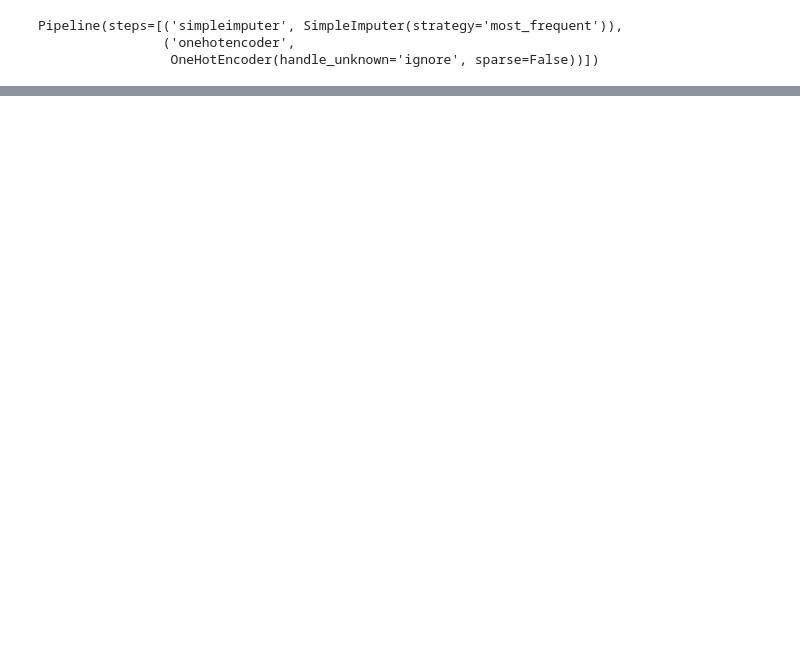
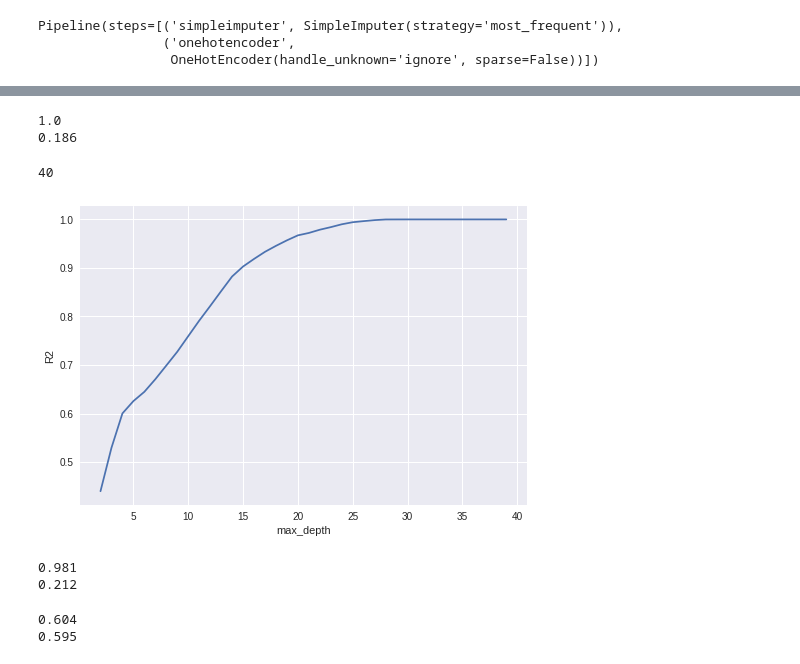
Before and after one commit to andrea0026/Prediccion-de-ventas, a Jupyter notebook: sales_prediction_pry1.ipynb, the cells around one changed output, grey strips where cells are left out. Saved outputs shown, nothing was run; the diff lists cells and outputs as text; code cells hidden in the pictures; blank space fills up the shorter version.

```diff
--- a/sales_prediction_pry1.ipynb
+++ b/sales_prediction_pry1.ipynb
@@ -444,0 +479,6 @@ X_test_processed = preprocessor.transform(X_test)
+# %%
+#Instanciar y crear el pipeline
+reg = LinearRegression()
+lin_reg_pipe = make_pipeline(preprocessor, reg)
+#Entrenar el modelo
+lin_reg_pipe.fit(X_train, y_train)
@@ -444,0 +535,68 @@ X_test_processed = preprocessor.transform(X_test)
+# %%
+#Instanciar el modelo
+decision_tree = DecisionTreeRegressor(random_state = 42)
+# %%
+#Entrenar el modelo y hacer las predicciones
+decision_tree.fit(X_train_processed, y_train)
+
+train_pred = decision_tree.predict(X_train_processed)
+test_pred = decision_tree.predict(X_test_processed)
+# %%
+#Evaluar el modelo
+train_score = round(decision_tree.score(X_train_processed, y_train), 3)
+test_score = round(decision_tree.score(X_test_processed, y_test), 3)
+print(train_score)
+print(test_score)
+# %% [output]
+1.0
+0.186
+# %%
+#Obtener la profundidad del arbol
+decision_tree.get_depth()
+# %% [output]
+40
+# %%
+# Lista de valores a probar para max_depth:
+max_depth_range = list(range(2, 40))
+# Lista para almacenar la puntuación para cada valor de max_depth:
+r2 = []
+for depth in max_depth_range:
+    decision_tree = DecisionTreeRegressor(max_depth = depth,
+                             random_state = 42)
+    decision_tree.fit(X_test_processed, y_test)
+    score = decision_tree.score(X_test_processed, y_test)
+    r2.append(score)
+# %%
+# Visualicen qué max_depth lleva a una puntuación R2 más alta
+import matplotlib.pyplot as plt
+plt.plot(max_depth_range, r2)
+plt.xlabel('max_depth')
+plt.ylabel('R2');
+# %% [output]
+[figure, added]
+# %%
+decision_tree_25 = DecisionTreeRegressor(max_depth=25, random_state=42)
+decision_tree_25.fit(X_train_processed, y_train)
+
+train_25_score = round(decision_tree_25.score(X_train_processed, y_train), 3)
+test_25_score = round(decision_tree_25.score(X_test_processed, y_test), 3)
+
+print(train_25_score)
+print(test_25_score)
+
+#hiperpaarmetro 25, funciona bien con los datos de entrenamiento pero muy mal con los de prueba.
+# %% [output]
+0.981
+0.212
+# %%
+decision_tree_5 = DecisionTreeRegressor(max_depth=5, random_state=42)
+decision_tree_5.fit(X_train_processed, y_train)
+
+train_5_score = round(decision_tree_5.score(X_train_processed, y_train), 3)
+test_5_score = round(decision_tree_5.score(X_test_processed, y_test), 3)
+
+print(train_5_score)
+print(test_5_score)
+# %% [output]
+0.604
+0.595
```
Also changed, not shown: parts of 26 cells of this notebook.
